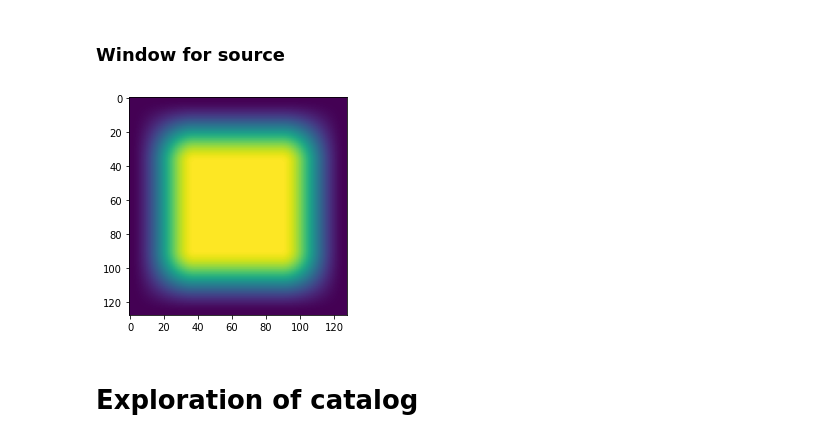
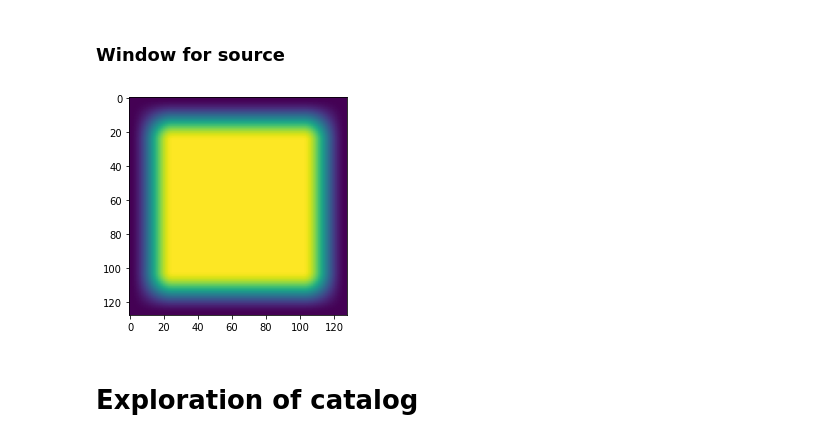
Before and after one commit to AlexandreAdam/Censai, a Jupyter notebook: notebooks/cosmos_dataset.ipynb, the cells around one changed output. Saved outputs shown, nothing was run; the diff lists cells and outputs as text; code cells hidden in the pictures.

```diff
--- a/notebooks/cosmos_dataset.ipynb
+++ b/notebooks/cosmos_dataset.ipynb
@@ -31,12 +31,12 @@ def get_flux(image, hlr):
 # %% [markdown]
 ### Window for source
 # %%
-window = tukey(128, alpha=0.6)
+window = tukey(128, alpha=0.4)
 window = np.outer(window, window)
 plt.imshow(window)
 window = window[np.newaxis, ..., np.newaxis]
 # %% [output]
-[figure, old version]
+[figure, new version]
 # %% [markdown]
 # Exploration of catalog
 # %%
```
Also changed, not shown: parts of 19 cells of this notebook, 7 other files.
